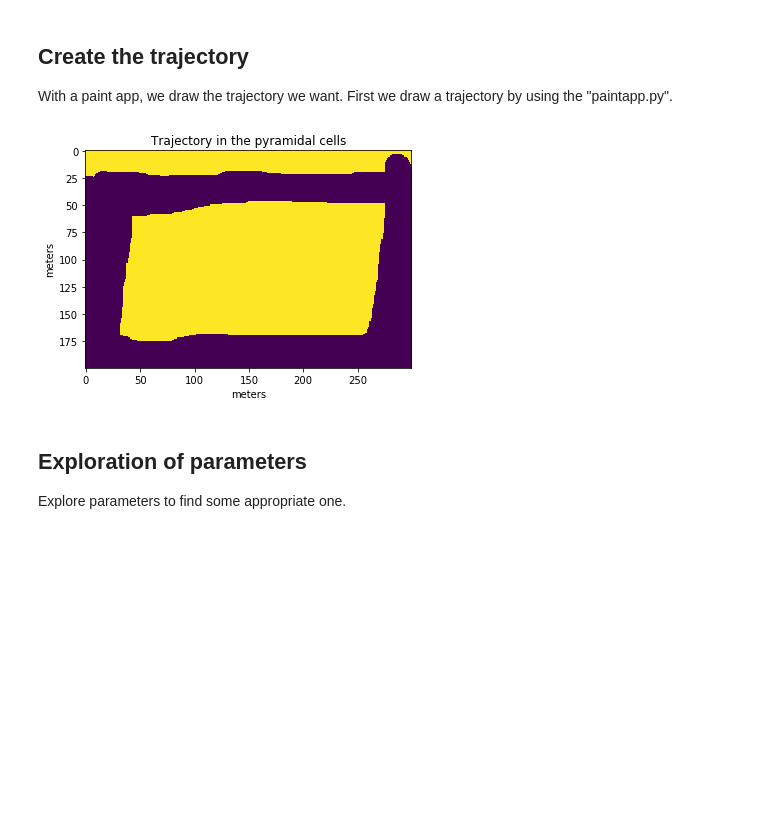
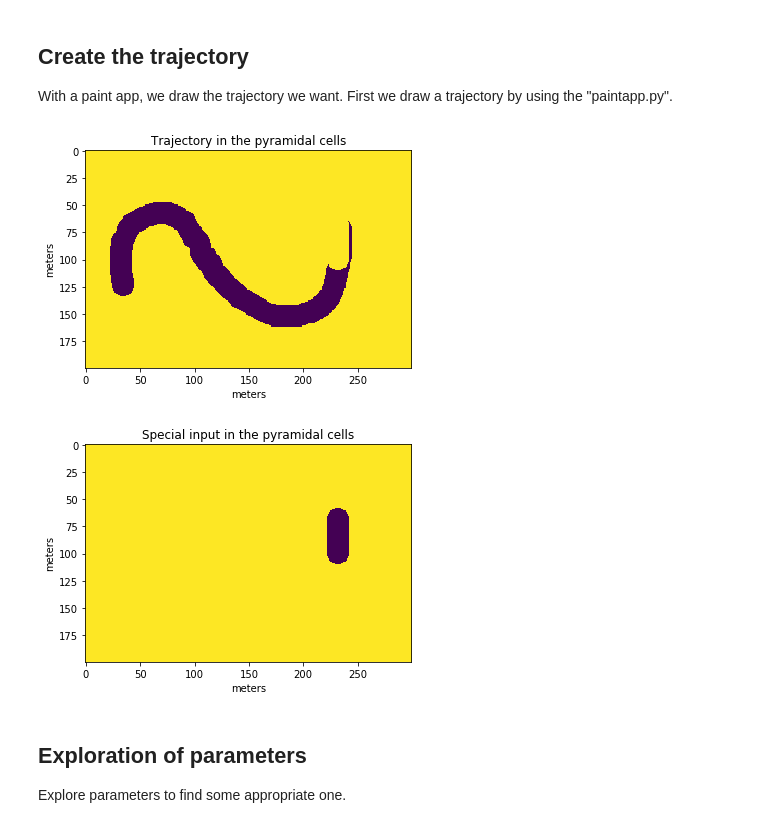
Before and after one commit to Victoriad1996/SemesterProject, a Jupyter notebook: SimpleFairhall/fairhall.ipynb, the cells around one changed output. Saved outputs shown, nothing was run; the diff lists cells and outputs as text; code cells hidden in the pictures; blank space fills up the shorter version.

```diff
--- a/SimpleFairhall/fairhall.ipynb
+++ b/SimpleFairhall/fairhall.ipynb
@@ -23,9 +19,10 @@ Plot the voltages of some cells.
 With a paint app, we draw the trajectory we want.
 First we draw a trajectory by using the "paintapp.py".
 # %%
-trajectory = paintapp.create_trajectory()
+trajectory, inputs = paintapp.create_trajectory_and_inputs()
 # %% [output]
-[figure, old version]
+[figure, new version]
+[figure, added]
 # %% [markdown]
 ## Exploration of parameters
 Explore parameters to find some appropriate one.
```
Also changed, not shown: parts of 11 cells of this notebook, 9 other files.
